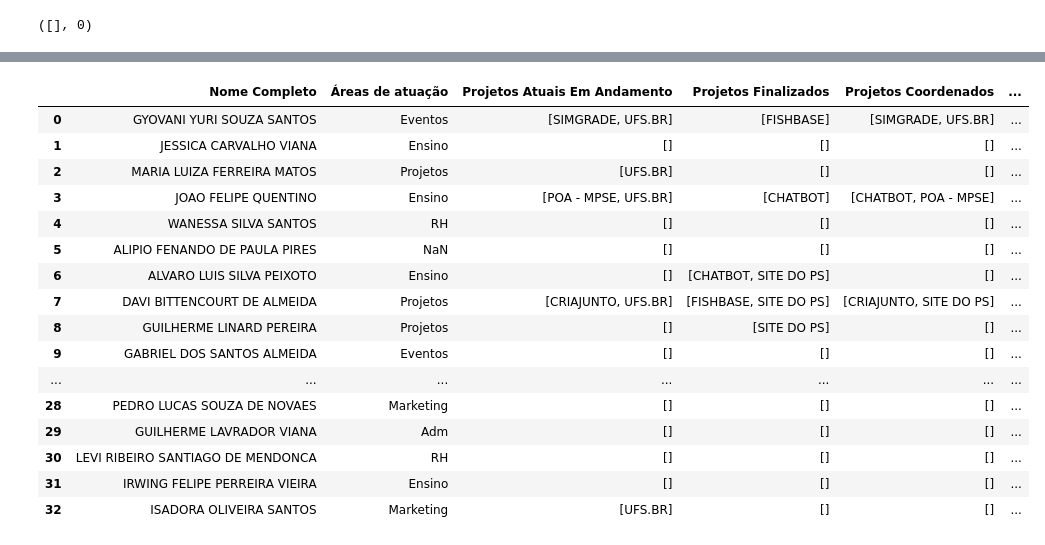
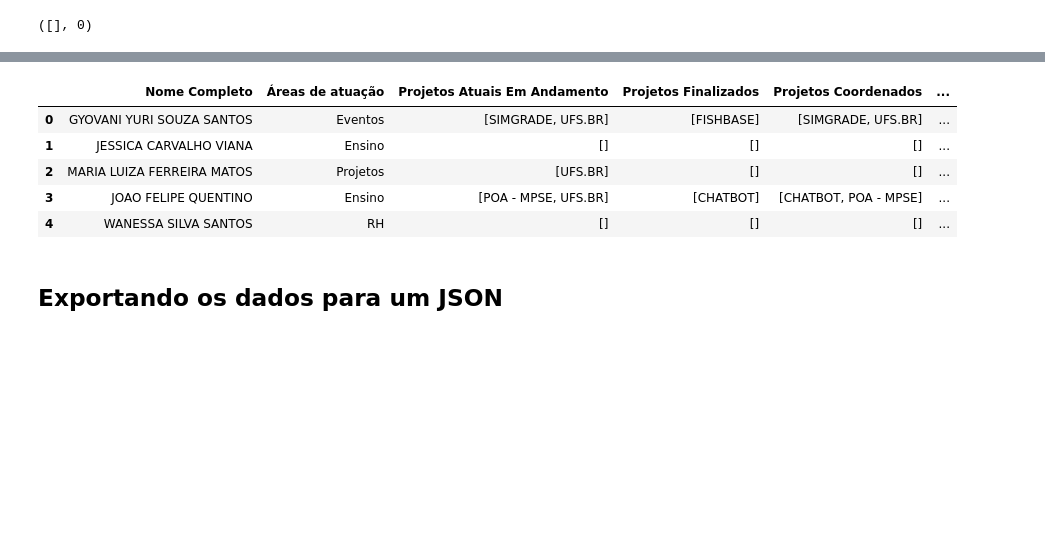
Before and after one commit to LauaneMorais/SimMAP, a Jupyter notebook: notebooks/simmap_data_exploration.ipynb, the cells around one changed output, grey strips where cells are left out. Saved outputs shown, nothing was run; the diff lists cells and outputs as text; code cells hidden in the pictures; blank space fills up the shorter version.

```diff
--- a/notebooks/simmap_data_exploration.ipynb
+++ b/notebooks/simmap_data_exploration.ipynb
@@ -74,7 +76,7 @@ df_notion.head(3)
 # Tratamento do dataframe do Notion Geral
 df_notion = tratar_dataframe_notion(
     df_notion,
-    colunas_para_remover=["Aniversário", "Resumo da IA", "Seleção", "Arquivos e mídia", "Cadastro"],
+    colunas_para_remover=["Resumo da IA", "Seleção", "Arquivos e mídia", "Cadastro"],
     colunas_com_links=["Projetos"],
 )
 
@@ -499,4 +504,5 @@ df["Projetos com Interesse"] = df.apply(
     axis=1
 )
 
-df[["Nome Completo", "Projetos Atuais Em Andamento", "Projetos com Interesse"]].head(10)
+# Converte "Período" para inteiro (nullable) de forma segura
+df["Período"] = pd.to_numeric(df["Período"], errors="coerce").astype("Int64")
@@ -536,20 +518,11 @@ df_projetos
 # %%
-df
+df.head(5)
 # %% [output]
 |  | Nome Completo | Áreas de atuação | Projetos Atuais Em Andamento | Projetos Finalizados | Projetos Coordenados | ... |
 | 0 | GYOVANI YURI SOUZA SANTOS | Eventos | [SIMGRADE, UFS.BR] | [FISHBASE] | [SIMGRADE, UFS.BR] | ... |
 | 1 | JESSICA CARVALHO VIANA | Ensino | [] | [] | [] | ... |
 | 2 | MARIA LUIZA FERREIRA MATOS | Projetos | [UFS.BR] | [] | [] | ... |
 | 3 | JOAO FELIPE QUENTINO | Ensino | [POA - MPSE, UFS.BR] | [CHATBOT] | [CHATBOT, POA - MPSE] | ... |
 | 4 | WANESSA SILVA SANTOS | RH | [] | [] | [] | ... |
-| 5 | ALIPIO FENANDO DE PAULA PIRES | NaN | [] | [] | [] | ... |
-| 6 | ALVARO LUIS SILVA PEIXOTO | Ensino | [] | [CHATBOT, SITE DO PS] | [] | ... |
-| 7 | DAVI BITTENCOURT DE ALMEIDA | Projetos | [CRIAJUNTO, UFS.BR] | [FISHBASE, SITE DO PS] | [CRIAJUNTO, SITE DO PS] | ... |
-| 8 | GUILHERME LINARD PEREIRA | Projetos | [] | [SITE DO PS] | [] | ... |
-| 9 | GABRIEL DOS SANTOS ALMEIDA | Eventos | [] | [] | [] | ... |
-| ... | ... | ... | ... | ... | ... | ... |
-| 28 | PEDRO LUCAS SOUZA DE NOVAES | Marketing | [] | [] | [] | ... |
-| 29 | GUILHERME LAVRADOR VIANA | Adm | [] | [] | [] | ... |
-| 30 | LEVI RIBEIRO SANTIAGO DE MENDONCA | RH | [] | [] | [] | ... |
-| 31 | IRWING FELIPE PERREIRA VIEIRA | Ensino | [] | [] | [] | ... |
-| 32 | ISADORA OLIVEIRA SANTOS | Marketing | [UFS.BR] | [] | [] | ... |
+# %% [markdown]
+## Exportando os dados para um JSON
```
Also changed, not shown: parts of 10 cells of this notebook, 23 other files.
